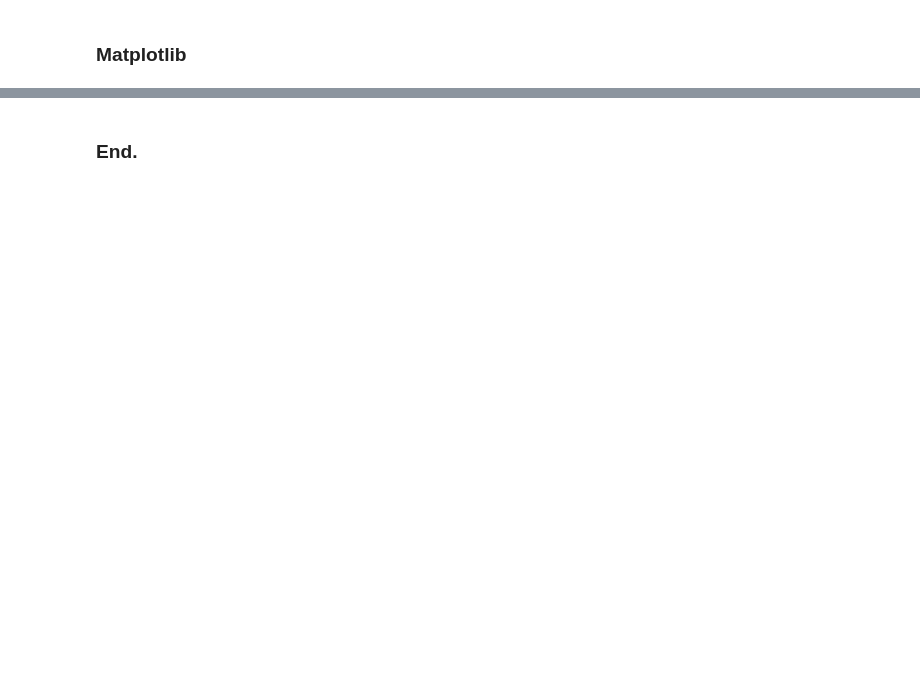
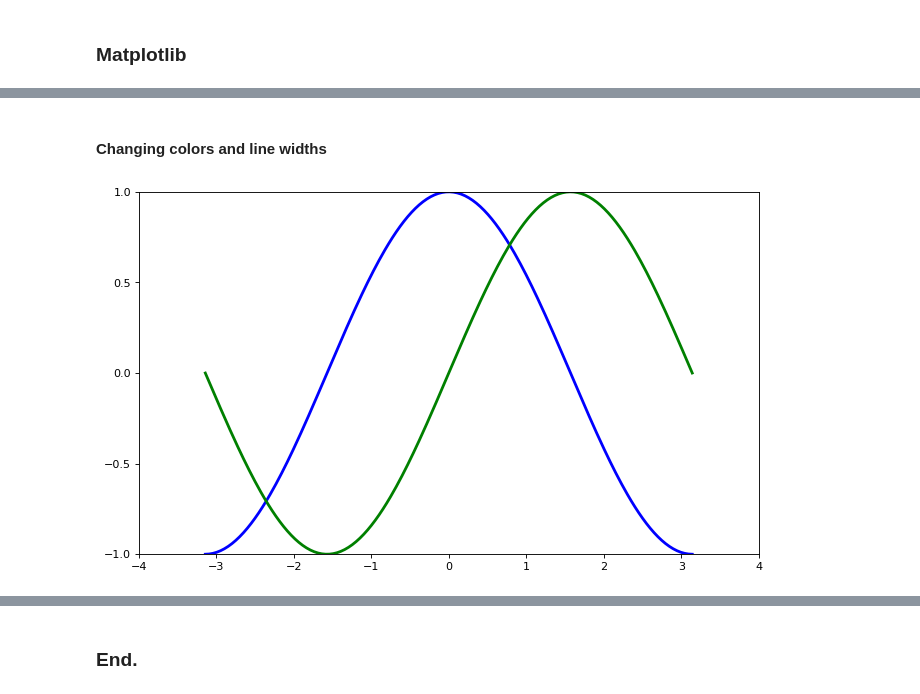
Before and after one commit to caiquemiranda/studies-scipy, a Jupyter notebook: 04-matplotlib.ipynb, the cells around one changed output, grey strips where cells are left out. Saved outputs shown, nothing was run; the diff lists cells and outputs as text; code cells hidden in the pictures; blank space fills up the shorter version.

```diff
--- a/04-matplotlib.ipynb
+++ b/04-matplotlib.ipynb
@@ -2,0 +56,34 @@
+# %% [markdown]
+#### Changing colors and line widths
+# %%
+plt.figure(figsize=(10, 6), dpi=80)
+
+# Create a new subplot from a grid of 1x1
+plt.subplot(1, 1, 1)
+
+X = np.linspace(-np.pi, np.pi, 256)
+C, S = np.cos(X), np.sin(X)
+
+# Plot cosine with a blue continuous line of width 1 (pixels)
+plt.plot(X, C, color="blue", linewidth=2.5, linestyle="-")
+
+# Plot sine with a green continuous line of width 1 (pixels)
+plt.plot(X, S, color="green", linewidth=2.5, linestyle="-")
+
+# Set x limits
+plt.xlim(-4.0, 4.0)
+# Set x ticks
+plt.xticks(np.linspace(-4, 4, 9))
+
+# Set y limits
+plt.ylim(-1.0, 1.0)
+
+# Set y ticks
+plt.yticks(np.linspace(-1, 1, 5))
+
+# Save figure using 72 dots per inch
+# plt.savefig("data/exercise_2.png", dpi=72)
+# Show result on screen
+plt.show()
+# %% [output]
+[figure, added]
```
Also changed, not shown: parts of 25 cells of this notebook, 1 other file.
